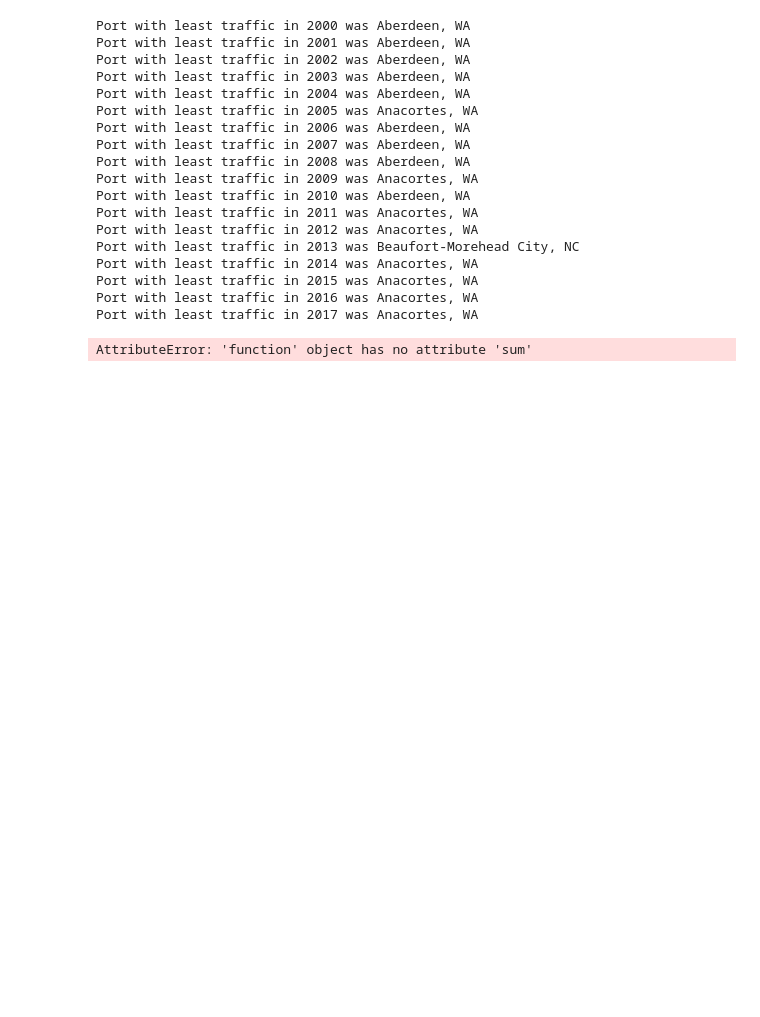
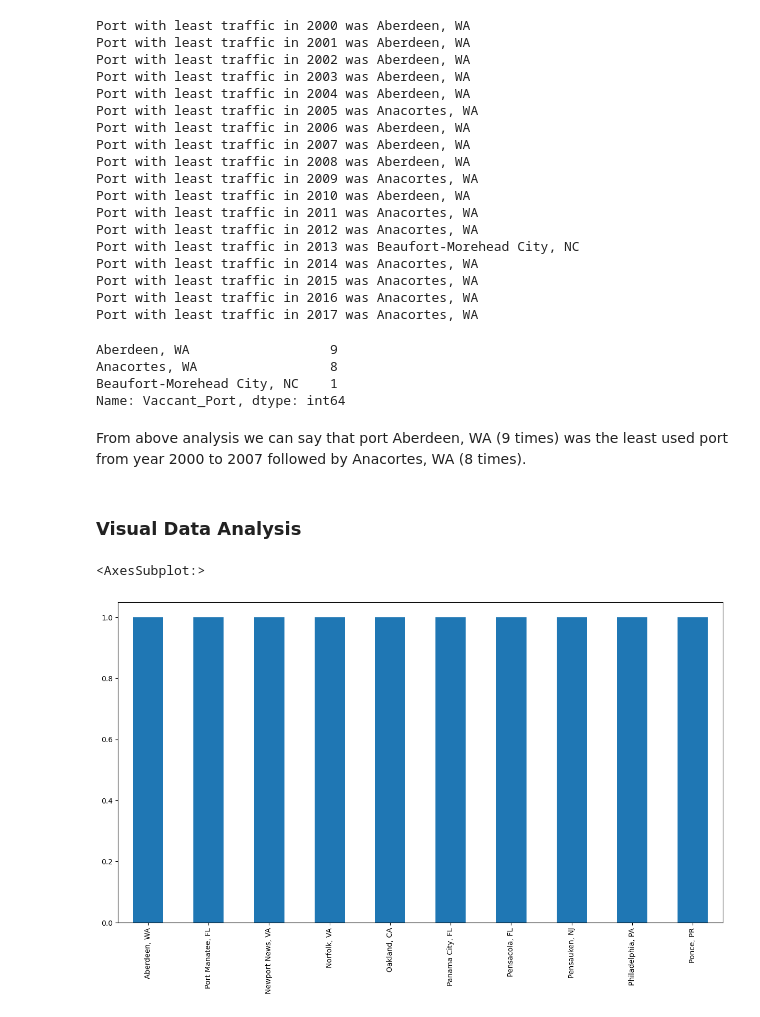
Before and after one commit to gezish/create_sense, a Jupyter notebook: Visualization-EDA.ipynb, the cells around one changed output. Cells and saved outputs as stored; diff of their text form; code cells hidden in the pictures; blank space fills up the shorter version.

Commit message:
visuall proofs

```diff
--- a/Visualization-EDA.ipynb
+++ b/Visualization-EDA.ipynb
@@ -198,6 +198,13 @@ Port with least traffic in 2015 was Anacortes, WA
 Port with least traffic in 2016 was Anacortes, WA
 Port with least traffic in 2017 was Anacortes, WA
 # %%
-df1.Vaccant_Port.count.sum()
+df1["Vaccant_Port"].value_counts()
 # %% [output]
-AttributeError: 'function' object has no attribute 'sum'
+Aberdeen, WA                  9
+Anacortes, WA                 8
+Beaufort-Morehead City, NC    1
+Name: Vaccant_Port, dtype: int64
+# %% [markdown]
+From above analysis we can say that port Aberdeen, WA (9 times) was the least used port from year 2000 to 2007 followed by Anacortes, WA (8 times).
+# %% [markdown]
+### Visual Data Analysis
@@ -203,0 +214,5 @@ AttributeError: 'function' object has no attribute 'sum'
+# %%
+df['US_Custom_Ports'].value_counts().head(10).plot(kind = 'bar', figsize = (15,8))
+# %% [output]
+<AxesSubplot:>
+[figure, added]
```
Also changed, not shown: parts of 5 cells of this notebook.
